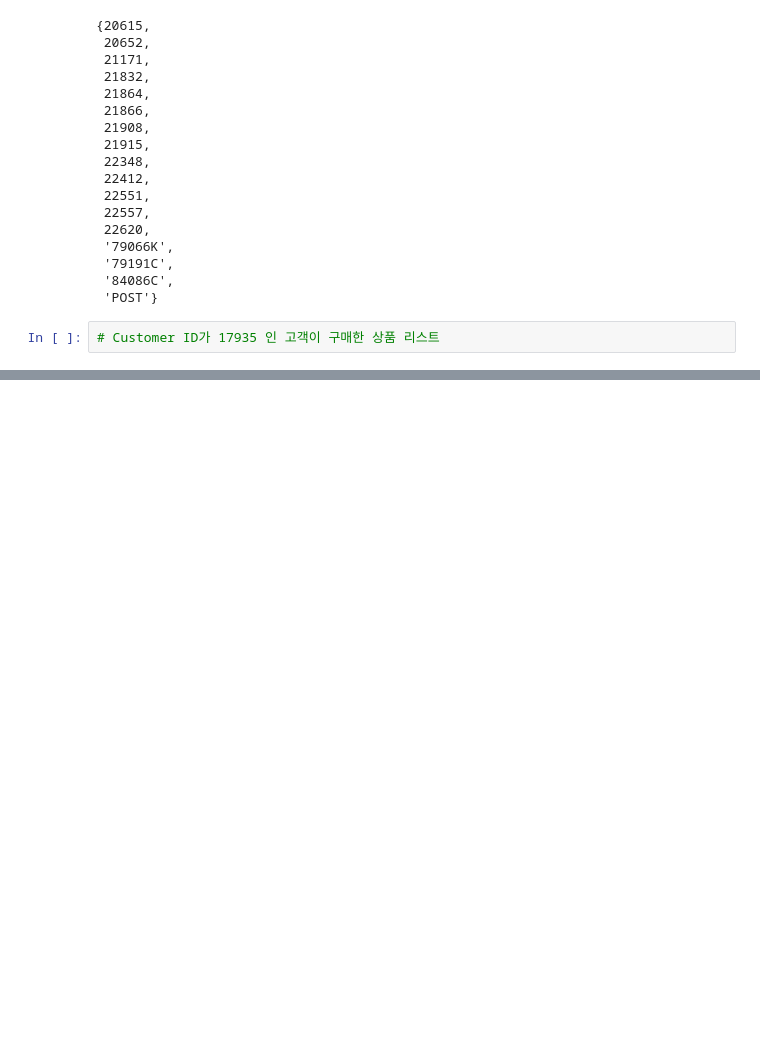
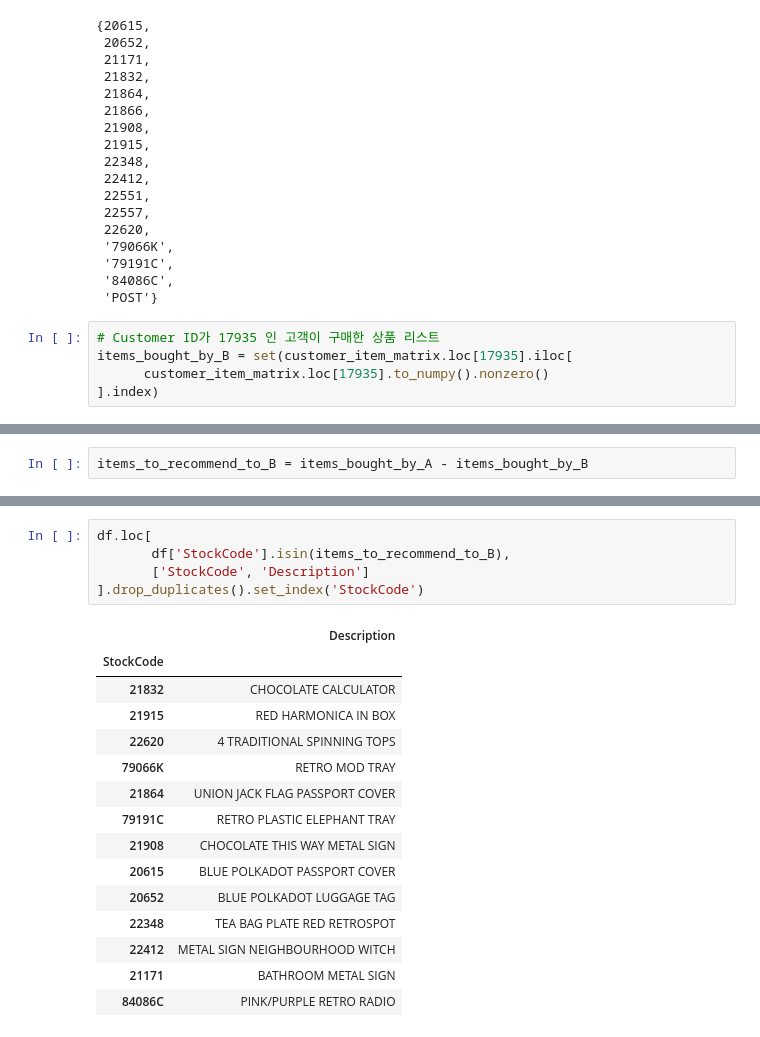
Before and after one commit to positivejmk/2021-2-practice, a Jupyter notebook: week9_practice.ipynb, the cells around one changed output, grey strips where cells are left out. Saved outputs shown, nothing was run; the diff lists cells and outputs as text; blank space fills up the shorter version.

```diff
--- a/week9_practice.ipynb
+++ b/week9_practice.ipynb
@@ -282,3 +281,6 @@ items_bought_by_A
  'POST'}
 # %%
 # Customer ID가 17935 인 고객이 구매한 상품 리스트
+items_bought_by_B = set(customer_item_matrix.loc[17935].iloc[
+      customer_item_matrix.loc[17935].to_numpy().nonzero()
+].index)
@@ -284,0 +307,2 @@ items_bought_by_A
+# %%
+items_to_recommend_to_B = items_bought_by_A - items_bought_by_B
@@ -284,0 +325,21 @@ items_bought_by_A
+# %%
+df.loc[
+       df['StockCode'].isin(items_to_recommend_to_B),
+       ['StockCode', 'Description']
+].drop_duplicates().set_index('StockCode')
+# %% [output]
+|  | Description |
+| StockCode |  |
+| 21832 | CHOCOLATE CALCULATOR |
+| 21915 | RED HARMONICA IN BOX |
+| 22620 | 4 TRADITIONAL SPINNING TOPS |
+| 79066K | RETRO MOD TRAY |
+| 21864 | UNION JACK FLAG PASSPORT COVER |
+| 79191C | RETRO PLASTIC ELEPHANT TRAY |
+| 21908 | CHOCOLATE THIS WAY METAL SIGN |
+| 20615 | BLUE POLKADOT PASSPORT COVER |
+| 20652 | BLUE POLKADOT LUGGAGE TAG |
+| 22348 | TEA BAG PLATE RED RETROSPOT |
+| 22412 | METAL SIGN NEIGHBOURHOOD WITCH |
+| 21171 | BATHROOM METAL SIGN |
+| 84086C | PINK/PURPLE RETRO RADIO |
```
Also changed, not shown: parts of 31 cells of this notebook.
